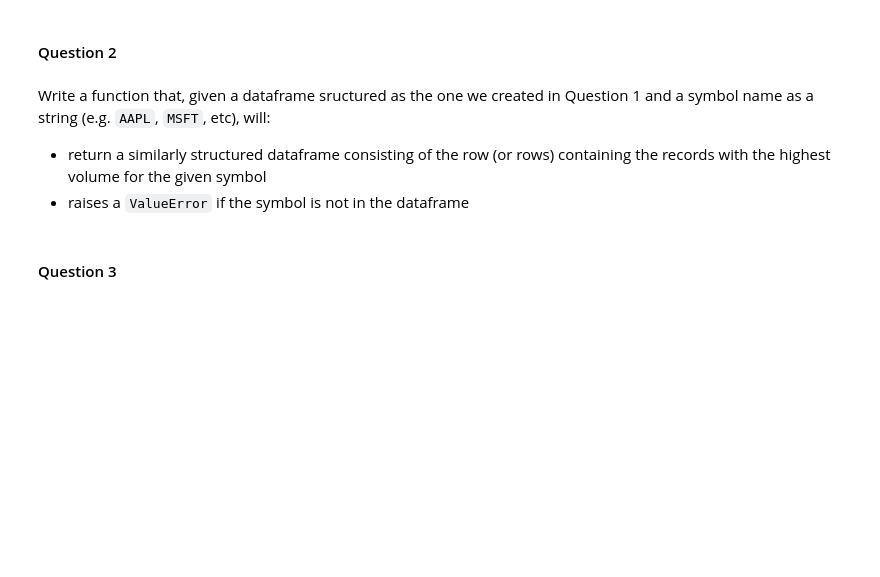
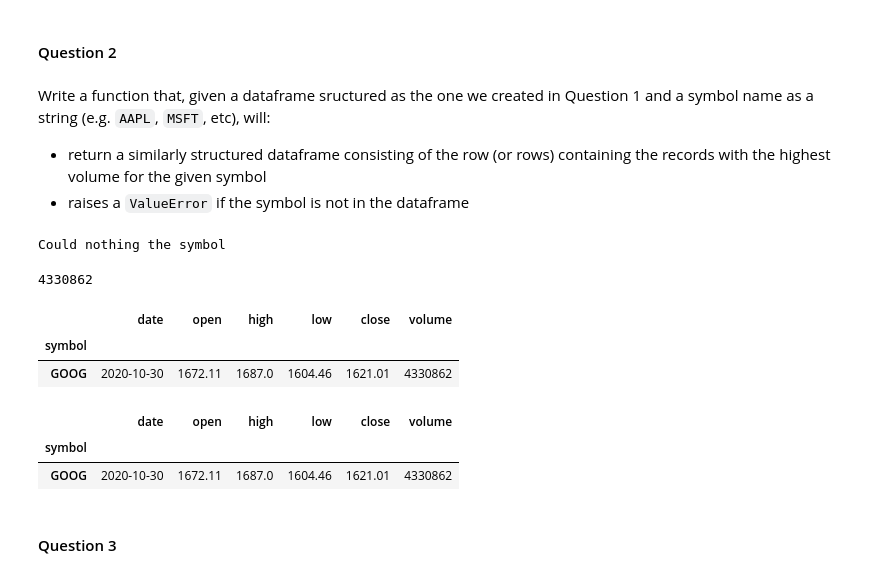
Before and after one commit to Pedro-Rosa-10/python-training, a Jupyter notebook: exercises/29. Pandas/01+-+Exercises.ipynb, the cells around one changed output. Cells and saved outputs as stored; diff of their text form; code cells hidden in the pictures; blank space fills up the shorter version.

```diff
--- a/exercises/29. Pandas/01+-+Exercises.ipynb
+++ b/exercises/29. Pandas/01+-+Exercises.ipynb
@@ -205,3 +219,38 @@ dataf.info()
 Write a function that, given a dataframe sructured as the one we created in Question 1 and a symbol name as a string (e.g. `AAPL`, `MSFT`, etc), will:
 - return a similarly structured dataframe consisting of the row (or rows) containing the records with the highest volume for the given symbol
 - raises a `ValueError` if the symbol is not in the dataframe
+# %%
+import pandas as pd
+
+file = './daily_quotes.csv'
+
+def parse_data(csvfile):
+    df = pd.read_csv(
+        csvfile,
+        header=0,
+        names=['symbol', 'date', 'close', 'volume', 'open', 'high', 'low'],
+        index_col=0,
+        parse_dates=['date']
+    )
+
+    df = df[['date', 'open', 'high', 'low', 'close', 'volume']]
+    return df
+
+df = parse_data(file)
+
+try:
+    df.loc['ABC', :]
+except KeyError:
+    print(f'Could nothing the symbol')
+
+subset = df.loc['GOOG', :]
+subset['volume'].max()
+# %% [output]
+Could nothing the symbol
+4330862
+# %%
+subset[subset['volume'] == subset['volume'].max()]
+# %% [output]
+|  | date | open | high | low | close | volume |
+| symbol |  |  |  |  |  |  |
+| GOOG | 2020-10-30 | 1672.11 | 1687.0 | 1604.46 | 1621.01 | 4330862 |
@@ -208,3 +265,9 @@ Write a function that, given a dataframe sructured as the one we created in Ques
+# %%
+max_volume(df,'GOOG')
+# %% [output]
+|  | date | open | high | low | close | volume |
+| symbol |  |  |  |  |  |  |
+| GOOG | 2020-10-30 | 1672.11 | 1687.0 | 1604.46 | 1621.01 | 4330862 |
 # %% [markdown]
 #### Question 3
 # %% [markdown]
```
Also changed, not shown: parts of 7 cells of this notebook.
